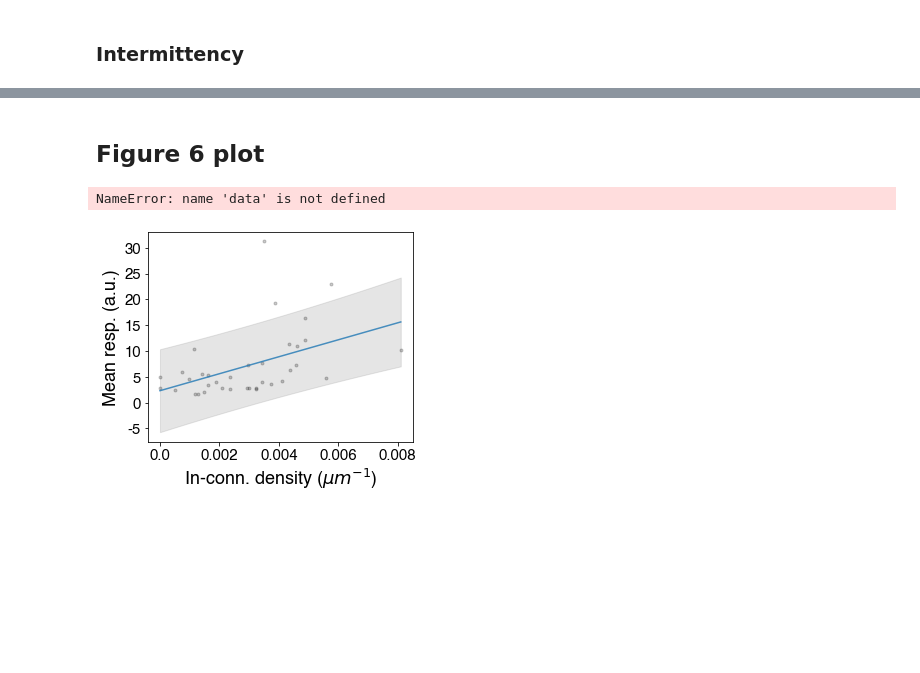
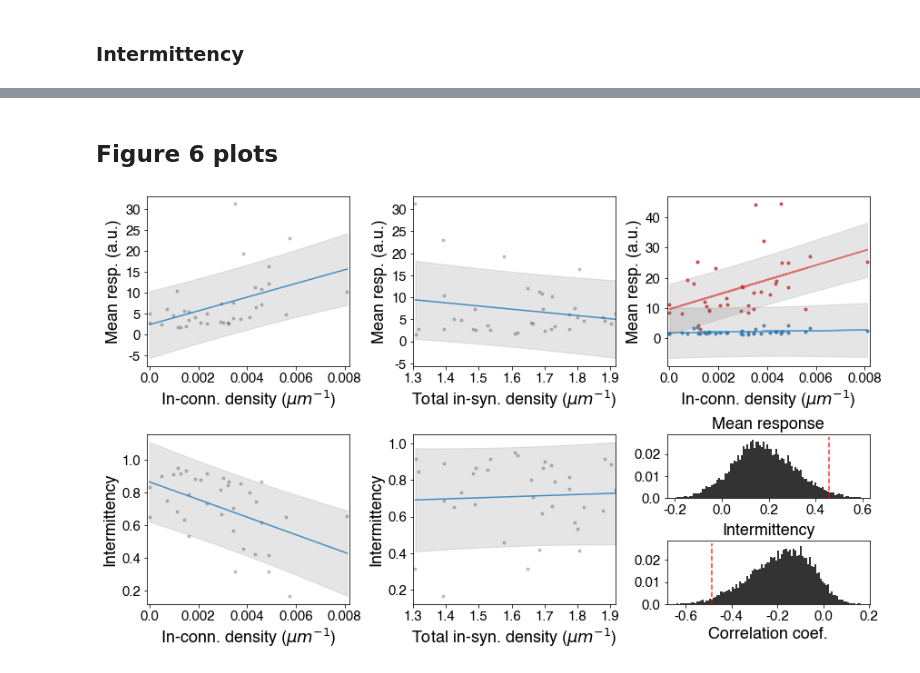
Before and after one commit to AllenInstitute/MicronsBinder, a Jupyter notebook: notebooks/multiscale/function/structure_function_analysis_Figure6.ipynb, the cells around one changed output, grey strips where cells are left out. Cells and saved outputs as stored; diff of their text form; code cells hidden in the pictures; blank space fills up the shorter version.

```diff
--- a/notebooks/multiscale/function/structure_function_analysis_Figure6.ipynb
+++ b/notebooks/multiscale/function/structure_function_analysis_Figure6.ipynb
@@ -750,5 +750,5 @@ p = 0.020099999999999996
 # %% [markdown]
-## Figure 6 plot
+## Figure 6 plots
 # %%
 fig = plt.figure(figsize=(12,7), constrained_layout=True)
 gs = fig.add_gridspec(8,12)
@@ -762,10 +762,10 @@ ax1.set_xlim(data.inconn_density.min() - 1e-4, data.inconn_density.max() + 1e-4)
 
 # Total in-synapse density vs. mean response
 ax2 = fig.add_subplot(gs[:4,4:8])
-plotax_linear_fit(ax2, total_insyn_dens[tune_all_idx], mean_response[tune_all_idx], xlab="Total in-syn. density ($\mu m^{-1}$)", ylab="Mean resp. (a.u.)")
+plotax_linear_fit(ax2, total_insyn_density[tune_all_idx], mean_response[tune_all_idx], xlab="Total in-syn. density ($\mu m^{-1}$)", ylab="Mean resp. (a.u.)")
 ax2.set_xticklabels(np.round(ax2.get_xticks(),2), fontsize=15, fontname="Helvetica")
 ax2.set_yticklabels(ax2.get_yticks().astype("int"), fontsize=15, fontname="Helvetica")
-ax2.set_xlim(1.3 - 1e-4, total_insyn_dens[tune_all_idx].max() + 1e-4)
+ax2.set_xlim(1.3 - 1e-4, total_insyn_density[tune_all_idx].max() + 1e-4)
 
 # In-connection density vs. active mean response
 ax3 = fig.add_subplot(gs[:4,8:])
@@ -779,34 +779,33 @@ ax3.set_ylabel("Mean resp. (a.u.)", fontsize=18, fontname="Helvetica")
 # In-connection density vs. intermittency
 ax4 = fig.add_subplot(gs[4:,:4])
 plotax_linear_fit(ax4, inconn_density[tune_all_idx], intermittency[tune_all_idx], xlab="In-conn. density ($\mu m^{-1}$)", ylab="Intermittency")
 ax4.set_xticklabels(np.round(ax4.get_xticks(),3), fontsize=15, fontname="Helvetica")
 ax4.set_yticklabels(np.round(ax4.get_yticks(),1), fontsize=15, fontname="Helvetica")
 ax4.set_xlim(data.inconn_density.min() - 1e-4, data.inconn_density.max() + 1e-4)
 
 # Total in-synapse density vs. intermittency
 ax5 = fig.add_subplot(gs[4:,4:8])
-plotax_linear_fit(ax5, total_insyn_dens[tune_all_idx], intermittency[tune_all_idx], xlab="Total in-syn. density ($\mu m^{-1}$)", ylab="Intermittency")
+plotax_linear_fit(ax5, total_insyn_density[tune_all_idx], intermittency[tune_all_idx], xlab="Total in-syn. density ($\mu m^{-1}$)", ylab="Intermittency")
 ax5.set_xticklabels(np.round(ax5.get_xticks(),2), fontsize=15, fontname="Helvetica")
 ax5.set_yticklabels(np.round(ax5.get_yticks(),1), fontsize=15, fontname="Helvetica")
-ax5.set_xlim(1.3 - 1e-4, total_insyn_dens[tune_all_idx].max() + 1e-4)
+ax5.set_xlim(1.3 - 1e-4, total_insyn_density[tune_all_idx].max() + 1e-4)
 
 ax6 = fig.add_subplot(gs[4:6,8:])
 ax6.hist(rand_resp, bins=100, color="k", alpha=0.8)
 ax6.vlines(r_true_resp, ax6.get_ylim()[0], ax6.get_ylim()[1], color="r", linestyle="--", alpha=0.8)
 ax6.set_xticklabels(np.round(ax6.get_xticks(),2), fontsize=15, fontname="Helvetica")
 ax6.set_yticklabels(np.round((ax6.get_yticks()/10000),3), fontsize=15, fontname="Helvetica")
 ax6.set_title("Mean response", fontsize=18, fontname="Helvetica")
 
 ax7 = fig.add_subplot(gs[6:,8:])
 ax7.hist(rand_int, bins=100, color="k", alpha=0.8)
 ax7.vlines(r_true_int, ax7.get_ylim()[0], ax7.get_ylim()[1], color="r", linestyle="--", alpha=0.8)
 ax7.set_xticklabels(np.round(ax7.get_xticks(),2), fontsize=15, fontname="Helvetica")
 ax7.set_yticklabels(np.round((ax7.get_yticks()/10000),3), fontsize=15, fontname="Helvetica")
 ax7.set_xlabel("Correlation coef.", fontsize=18, fontname="Helvetica")
 ax7.set_title("Intermittency", fontsize=18, fontname="Helvetica")
 
 # plt.savefig("fig6_plots.svg")
 plt.show()
 # %% [output]
-NameError: name 'data' is not defined
-[figure, old version]
+[figure, new version]
```
Also changed, not shown: parts of 8 cells of this notebook, 2 other files.
